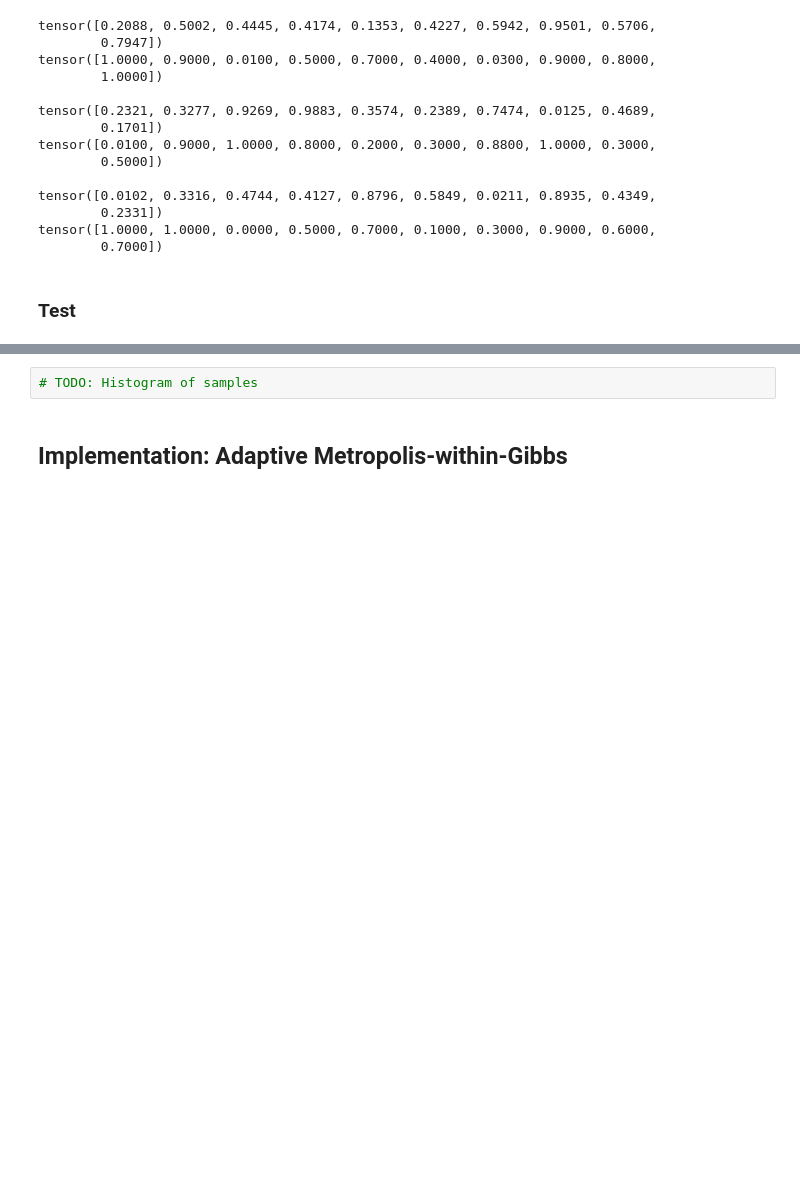
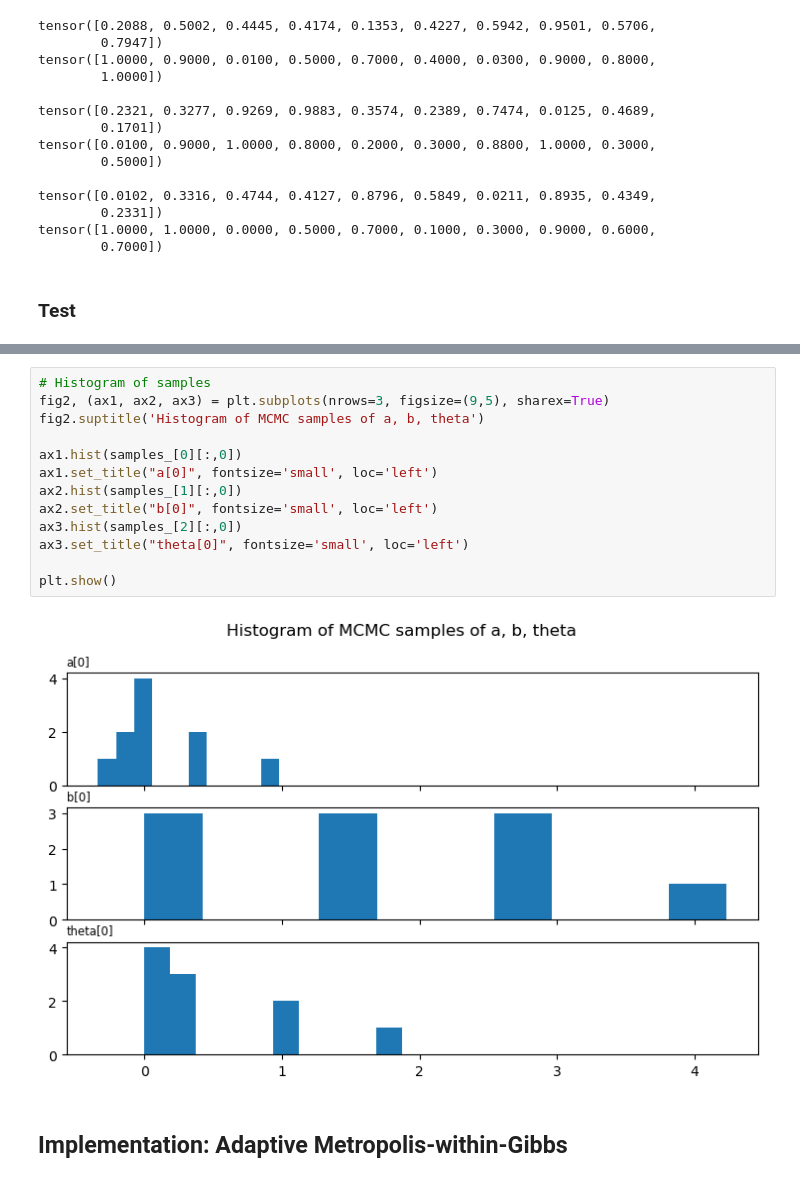
Before and after one commit to ghostpress/edu-IRT-MCMC, a Jupyter notebook: src/samplers/Metropolis-within-Gibbs.ipynb, the cells around one changed output, grey strips where cells are left out. Cells and saved outputs as stored; diff of their text form; blank space fills up the shorter version.

```diff
--- a/src/samplers/Metropolis-within-Gibbs.ipynb
+++ b/src/samplers/Metropolis-within-Gibbs.ipynb
@@ -408,5 +428,18 @@ plt.show()
 # %%
-# TODO: Histogram of samples
+# Histogram of samples
+fig2, (ax1, ax2, ax3) = plt.subplots(nrows=3, figsize=(9,5), sharex=True)
+fig2.suptitle('Histogram of MCMC samples of a, b, theta')
+
+ax1.hist(samples_[0][:,0])
+ax1.set_title("a[0]", fontsize='small', loc='left')
+ax2.hist(samples_[1][:,0])
+ax2.set_title("b[0]", fontsize='small', loc='left')
+ax3.hist(samples_[2][:,0])
+ax3.set_title("theta[0]", fontsize='small', loc='left')
+
+plt.show()
+# %% [output]
+[figure, added]
 # %% [markdown]
 ## Implementation: Adaptive Metropolis-within-Gibbs
 # %%
```
Also changed, not shown: parts of 6 cells of this notebook.
